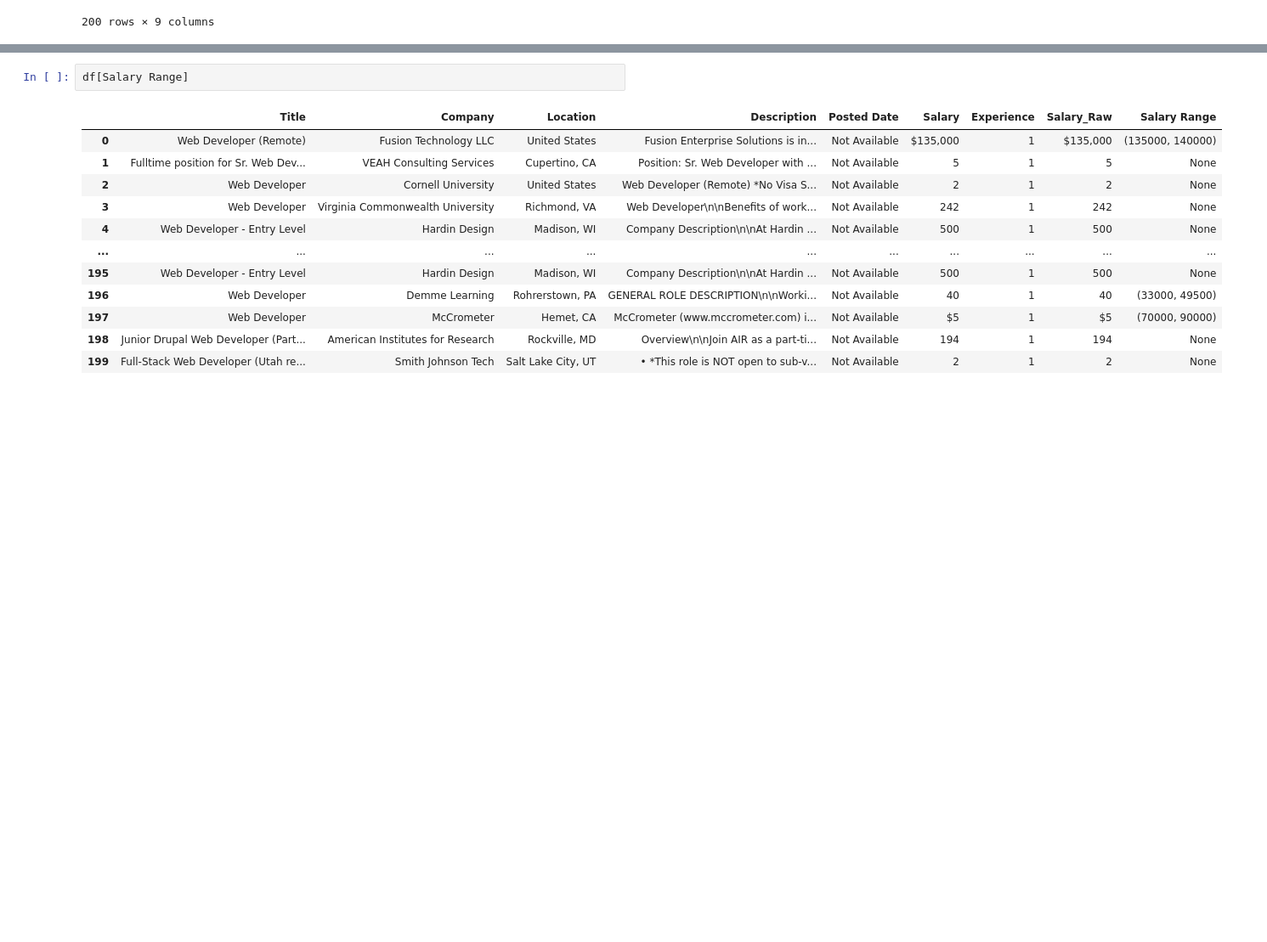
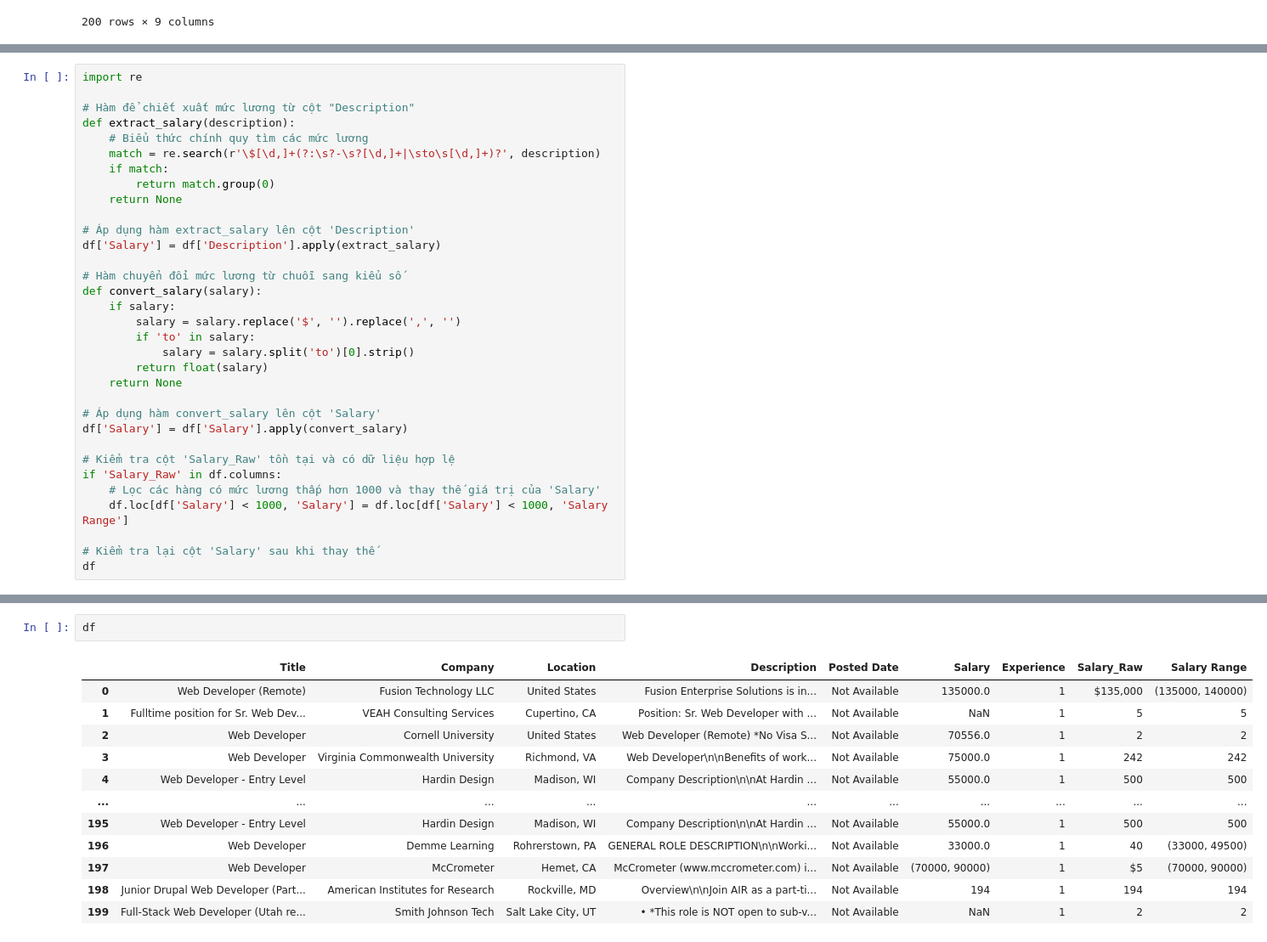
Before and after one commit to bokuwakira1411/BTL-ML, a Jupyter notebook: demo.ipynb, the cells around one changed output, grey strips where cells are left out. Shown at 85% size. Saved outputs shown, nothing was run; the diff lists cells and outputs as text; blank space fills up the shorter version.

```diff
--- a/demo.ipynb
+++ b/demo.ipynb
@@ -321,0 +238,33 @@ df
+# %%
+import re
+
+# Hàm để chiết xuất mức lương từ cột "Description"
+def extract_salary(description):
+    # Biểu thức chính quy tìm các mức lương
+    match = re.search(r'\$[\d,]+(?:\s?-\s?[\d,]+|\sto\s[\d,]+)?', description)
+    if match:
+        return match.group(0)
+    return None
+
+# Áp dụng hàm extract_salary lên cột 'Description'
+df['Salary'] = df['Description'].apply(extract_salary)
+
+# Hàm chuyển đổi mức lương từ chuỗi sang kiểu số
+def convert_salary(salary):
+    if salary:
+        salary = salary.replace('$', '').replace(',', '')
+        if 'to' in salary:
+            salary = salary.split('to')[0].strip()
+        return float(salary)
+    return None
+
+# Áp dụng hàm convert_salary lên cột 'Salary'
+df['Salary'] = df['Salary'].apply(convert_salary)
+
+# Kiểm tra cột 'Salary_Raw' tồn tại và có dữ liệu hợp lệ
+if 'Salary_Raw' in df.columns:
+    # Lọc các hàng có mức lương thấp hơn 1000 và thay thế giá trị của 'Salary'
+    df.loc[df['Salary'] < 1000, 'Salary'] = df.loc[df['Salary'] < 1000, 'Salary Range']
+
+# Kiểm tra lại cột 'Salary' sau khi thay thế
+df
@@ -322,16 +310,16 @@ df
 # %%
-df[Salary Range]
+df
 # %% [output]
 |  | Title | Company | Location | Description | Posted Date | Salary | Experience | Salary_Raw | Salary Range |
-| 0 | Web Developer (Remote) | Fusion Technology LLC | United States | Fusion Enterprise Solutions is in... | Not Available | $135,000 | 1 | $135,000 | (135000, 140000) |
-| 1 | Fulltime position for Sr. Web Dev... | VEAH Consulting Services | Cupertino, CA | Position: Sr. Web Developer with ... | Not Available | 5 | 1 | 5 | None |
-| 2 | Web Developer | Cornell University | United States | Web Developer (Remote) *No Visa S... | Not Available | 2 | 1 | 2 | None |
-| 3 | Web Developer | Virginia Commonwealth University | Richmond, VA | Web Developer\n\nBenefits of work... | Not Available | 242 | 1 | 242 | None |
-| 4 | Web Developer - Entry Level | Hardin Design | Madison, WI | Company Description\n\nAt Hardin ... | Not Available | 500 | 1 | 500 | None |
+| 0 | Web Developer (Remote) | Fusion Technology LLC | United States | Fusion Enterprise Solutions is in... | Not Available | 135000.0 | 1 | $135,000 | (135000, 140000) |
+| 1 | Fulltime position for Sr. Web Dev... | VEAH Consulting Services | Cupertino, CA | Position: Sr. Web Developer with ... | Not Available | NaN | 1 | 5 | 5 |
+| 2 | Web Developer | Cornell University | United States | Web Developer (Remote) *No Visa S... | Not Available | 70556.0 | 1 | 2 | 2 |
+| 3 | Web Developer | Virginia Commonwealth University | Richmond, VA | Web Developer\n\nBenefits of work... | Not Available | 75000.0 | 1 | 242 | 242 |
+| 4 | Web Developer - Entry Level | Hardin Design | Madison, WI | Company Description\n\nAt Hardin ... | Not Available | 55000.0 | 1 | 500 | 500 |
 | ... | ... | ... | ... | ... | ... | ... | ... | ... | ... |
-| 195 | Web Developer - Entry Level | Hardin Design | Madison, WI | Company Description\n\nAt Hardin ... | Not Available | 500 | 1 | 500 | None |
-| 196 | Web Developer | Demme Learning | Rohrerstown, PA | GENERAL ROLE DESCRIPTION\n\nWorki... | Not Available | 40 | 1 | 40 | (33000, 49500) |
-| 197 | Web Developer | McCrometer | Hemet, CA | McCrometer (www.mccrometer.com) i... | Not Available | $5 | 1 | $5 | (70000, 90000) |
-| 198 | Junior Drupal Web Developer (Part... | American Institutes for Research | Rockville, MD | Overview\n\nJoin AIR as a part-ti... | Not Available | 194 | 1 | 194 | None |
-| 199 | Full-Stack Web Developer (Utah re... | Smith Johnson Tech | Salt Lake City, UT | • *This role is NOT open to sub-v... | Not Available | 2 | 1 | 2 | None |
+| 195 | Web Developer - Entry Level | Hardin Design | Madison, WI | Company Description\n\nAt Hardin ... | Not Available | 55000.0 | 1 | 500 | 500 |
+| 196 | Web Developer | Demme Learning | Rohrerstown, PA | GENERAL ROLE DESCRIPTION\n\nWorki... | Not Available | 33000.0 | 1 | 40 | (33000, 49500) |
+| 197 | Web Developer | McCrometer | Hemet, CA | McCrometer (www.mccrometer.com) i... | Not Available | (70000, 90000) | 1 | $5 | (70000, 90000) |
+| 198 | Junior Drupal Web Developer (Part... | American Institutes for Research | Rockville, MD | Overview\n\nJoin AIR as a part-ti... | Not Available | 194 | 1 | 194 | 194 |
+| 199 | Full-Stack Web Developer (Utah re... | Smith Johnson Tech | Salt Lake City, UT | • *This role is NOT open to sub-v... | Not Available | NaN | 1 | 2 | 2 |
 200 rows × 9 columns
```
Also changed, not shown: parts of 9 cells of this notebook, 1 other file.
